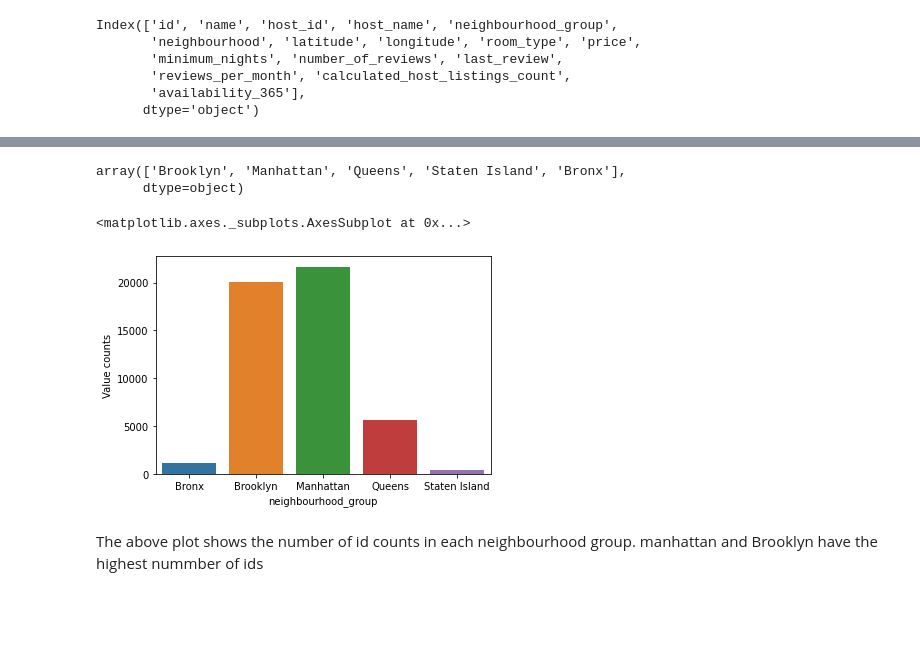
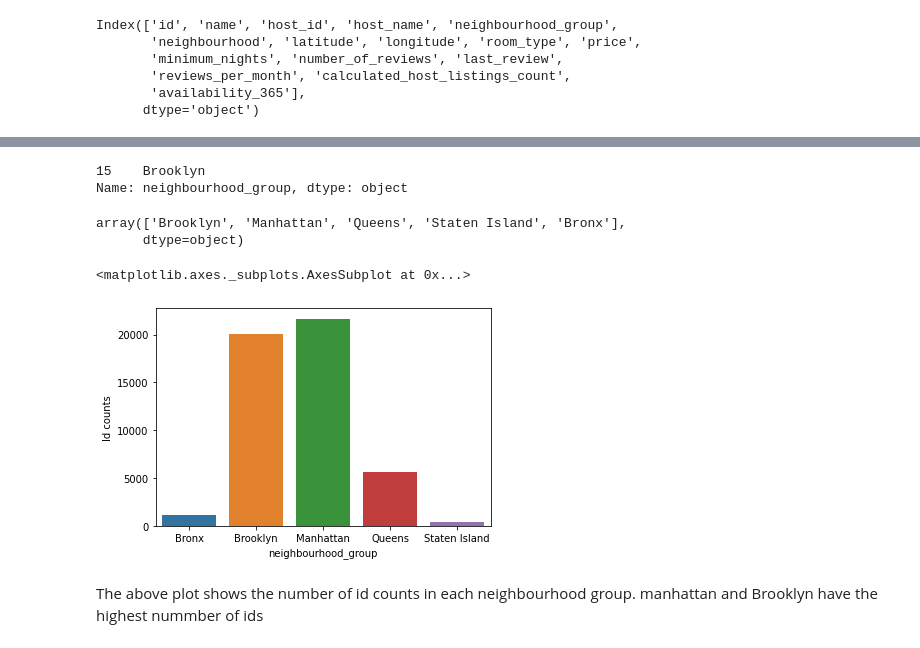
Before and after one commit to gokuljagannadh/Airbnb_Booking_Analysis, a Jupyter notebook: Airbnb_Bookings_Analysis_Capstone_Project.ipynb, the cells around one changed output, grey strips where cells are left out. Cells and saved outputs as stored; diff of their text form; code cells hidden in the pictures; blank space fills up the shorter version.

```diff
--- a/Airbnb_Bookings_Analysis_Capstone_Project.ipynb
+++ b/Airbnb_Bookings_Analysis_Capstone_Project.ipynb
@@ -66,0 +95,4 @@ df.head(4)
+# %%
+# Since host name and reviews per month has some null values, we fill the null host_names and null reviews per month
+df['host_name'].fillna('no_name', inplace=True)
+df['reviews_per_month'].fillna(0, inplace = True)
@@ -139,13 +201,18 @@ pd.DataFrame(df[df['name']==df['host_name']]['name'].value_counts()).reset_index
+# %%
+df[df['neighbourhood']=='Williamsburg']['neighbourhood_group'][:1]
+# %% [output]
+15    Brooklyn
+Name: neighbourhood_group, dtype: object
 # %%
 df['neighbourhood_group'].unique()
 # %% [output]
 array(['Brooklyn', 'Manhattan', 'Queens', 'Staten Island', 'Bronx'],
       dtype=object)
 # %%
-df_group = pd.DataFrame(df.groupby('neighbourhood_group')['id'].count()).reset_index().rename(columns={'index':'Neighbourhood_group','id':'Value counts'})[:5]
-sns.barplot(x='neighbourhood_group',y='Value counts',data = df_group)
+df_group = pd.DataFrame(df.groupby('neighbourhood_group')['id'].count()).reset_index().rename(columns={'index':'Neighbourhood_group','id':'Id counts'})[:5]
+sns.barplot(x='neighbourhood_group',y='Id counts',data = df_group)
 # %% [output]
 <matplotlib.axes._subplots.AxesSubplot at 0x...>
-[figure, old version]
+[figure, new version]
 # %% [markdown]
 The above plot shows the number of id counts in each neighbourhood group. manhattan and Brooklyn have the highest nummber of ids
```
Also changed, not shown: parts of 63 cells of this notebook.
